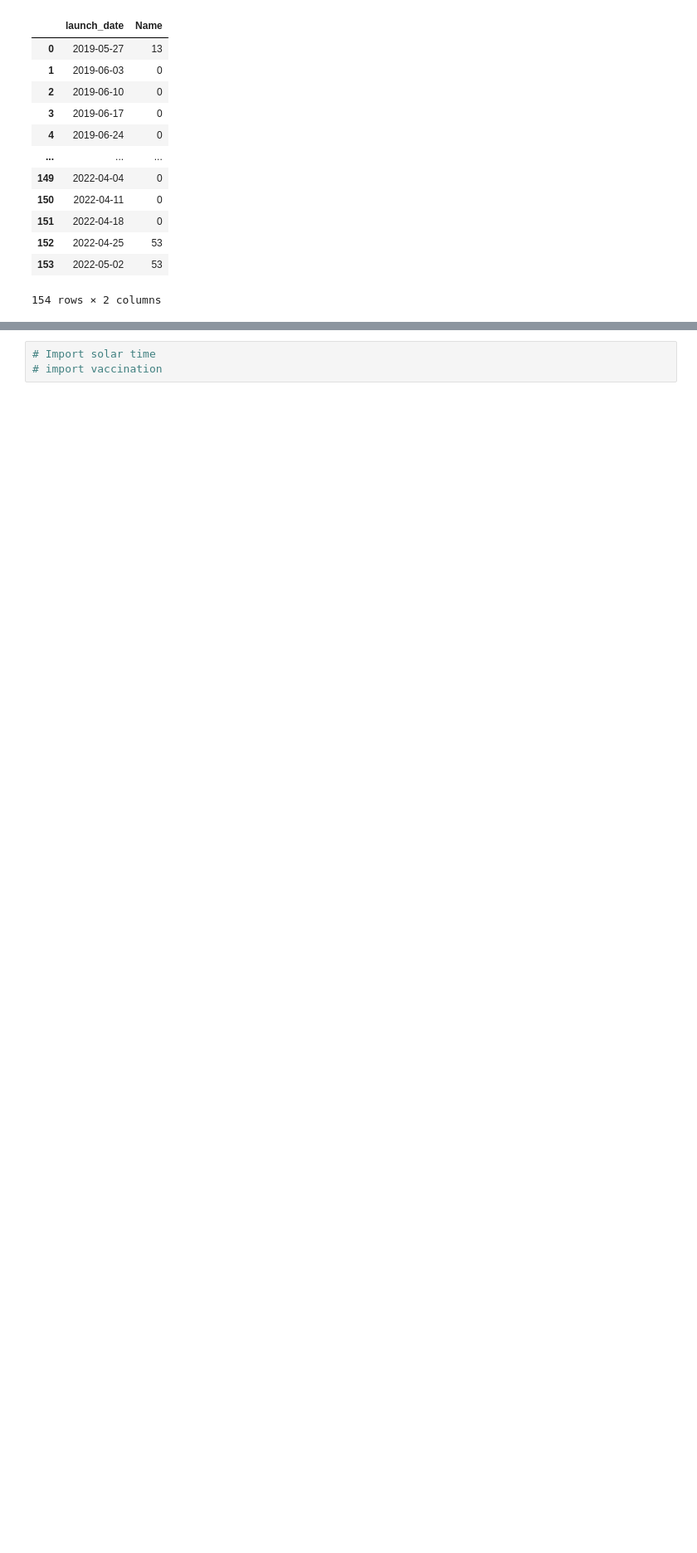
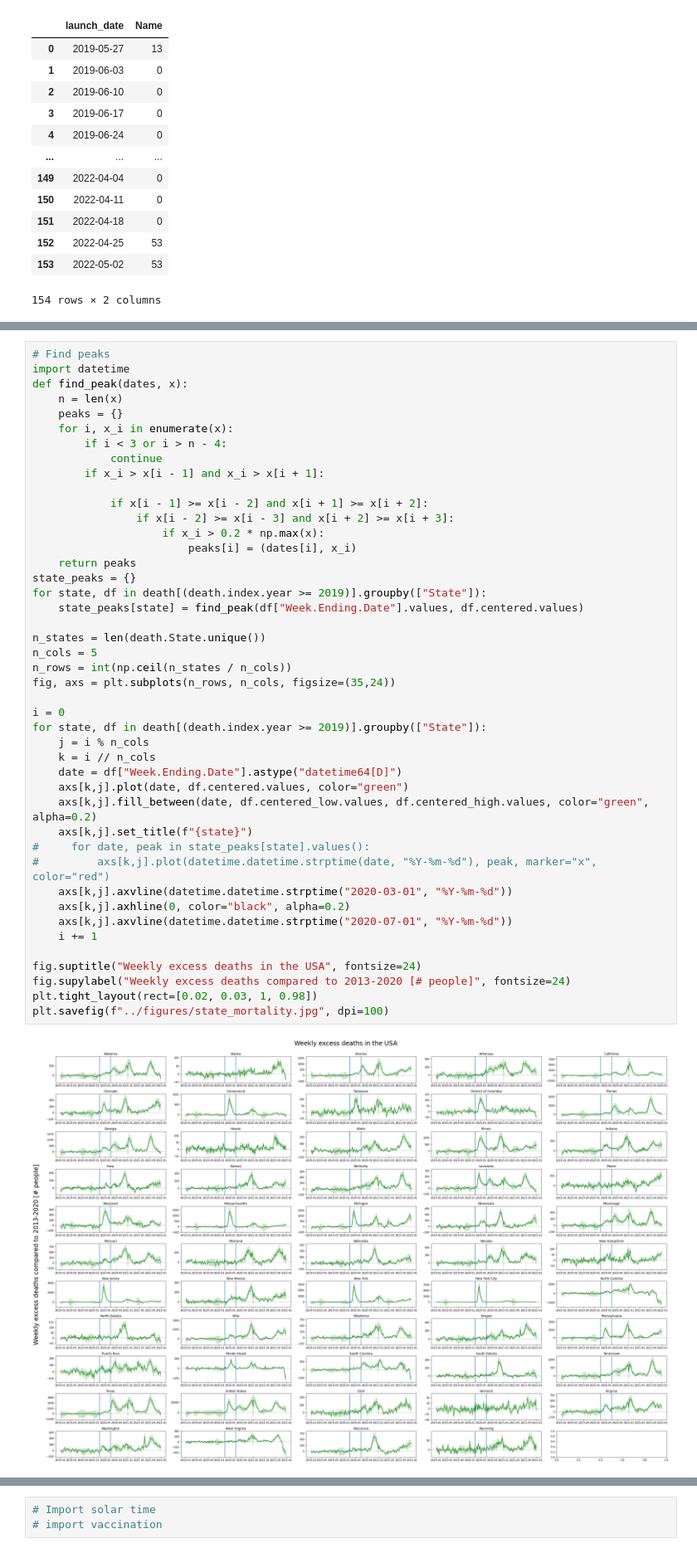
Before and after one commit to matzhaugen/mortality, a Jupyter notebook: notebooks/satellites-redux.ipynb, the cells around one changed output, grey strips where cells are left out. Shown at 83% size. Cells and saved outputs as stored; diff of their text form; blank space fills up the shorter version.

```diff
--- a/notebooks/satellites-redux.ipynb
+++ b/notebooks/satellites-redux.ipynb
@@ -142,0 +142,46 @@ plt.savefig("../figures/satellite_death.pdf")
+# %%
+# Find peaks
+import datetime
+def find_peak(dates, x):
+    n = len(x)
+    peaks = {}
+    for i, x_i in enumerate(x):
+        if i < 3 or i > n - 4:
+            continue
+        if x_i > x[i - 1] and x_i > x[i + 1]:
+
+            if x[i - 1] >= x[i - 2] and x[i + 1] >= x[i + 2]:
+                if x[i - 2] >= x[i - 3] and x[i + 2] >= x[i + 3]:
+                    if x_i > 0.2 * np.max(x):
+                        peaks[i] = (dates[i], x_i)
+    return peaks
+state_peaks = {}
+for state, df in death[(death.index.year >= 2019)].groupby(["State"]):
+    state_peaks[state] = find_peak(df["Week.Ending.Date"].values, df.centered.values)
+
+n_states = len(death.State.unique())
+n_cols = 5
+n_rows = int(np.ceil(n_states / n_cols))
+fig, axs = plt.subplots(n_rows, n_cols, figsize=(35,24))
+
+i = 0
+for state, df in death[(death.index.year >= 2019)].groupby(["State"]):
+    j = i % n_cols
+    k = i // n_cols
+    date = df["Week.Ending.Date"].astype("datetime64[D]")
+    axs[k,j].plot(date, df.centered.values, color="green")
+    axs[k,j].fill_between(date, df.centered_low.values, df.centered_high.values, color="green", alpha=0.2)
+    axs[k,j].set_title(f"{state}")
+#     for date, peak in state_peaks[state].values():
+#         axs[k,j].plot(datetime.datetime.strptime(date, "%Y-%m-%d"), peak, marker="x", color="red")
+    axs[k,j].axvline(datetime.datetime.strptime("2020-03-01", "%Y-%m-%d"))
+    axs[k,j].axhline(0, color="black", alpha=0.2)
+    axs[k,j].axvline(datetime.datetime.strptime("2020-07-01", "%Y-%m-%d"))
+    i += 1
+
+fig.suptitle("Weekly excess deaths in the USA", fontsize=24)
+fig.supylabel("Weekly excess deaths compared to 2013-2020 [# people]", fontsize=24)
+plt.tight_layout(rect=[0.02, 0.03, 1, 0.98])
+plt.savefig(f"../figures/state_mortality.jpg", dpi=100)
+# %% [output]
+[figure, added]
```
Also changed, not shown: parts of 20 cells of this notebook, 17 other files.
